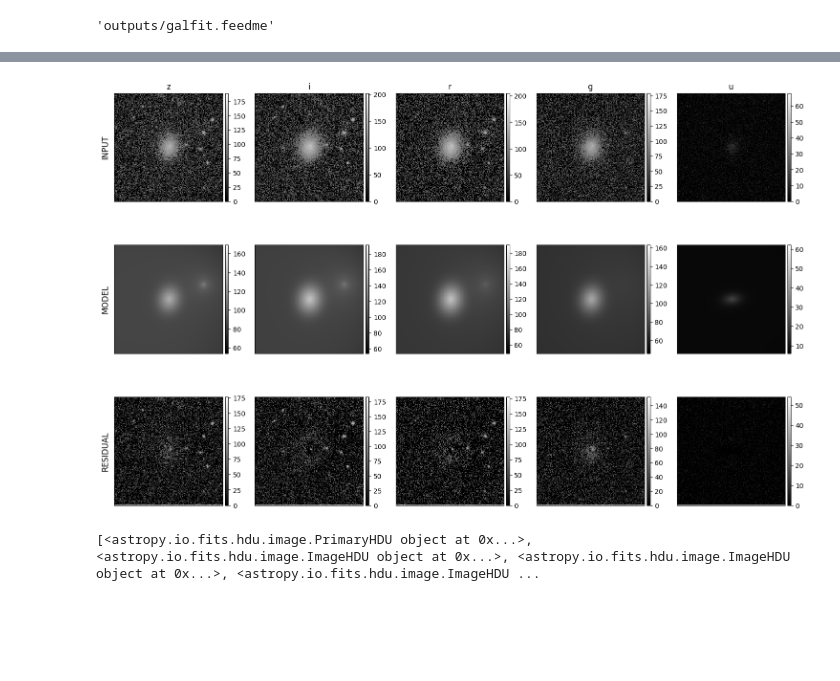
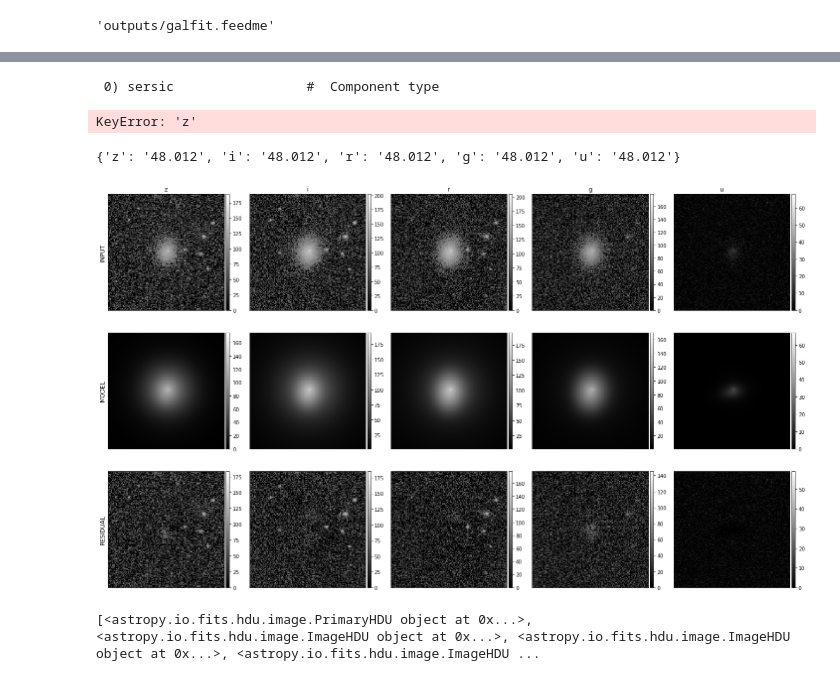
Before and after one commit to Schwarzam/pygalfitm, a Jupyter notebook: dev/feedme_manipulator.ipynb, the cells around one changed output, grey strips where cells are left out. Drawn from its saved outputs; the diff is of its cells as text; code cells hidden in the pictures; blank space fills up the shorter version.

Commit message:
reading output file to class done

```diff
--- a/dev/feedme_manipulator.ipynb
+++ b/dev/feedme_manipulator.ipynb
@@ -85,2 +133,4 @@ def read_output(filename):
 # %%
-c = read_output("outputs/testss.galfit.01.band")
+c = read_output_to_class("outputs/testss.galfit.01.band")
+# %% [output]
+ 0) sersic                 #  Component type
@@ -89,37 +137,67 @@ filters = c["A1"].split(",")
+# %%
+pygalfit = read_output_to_class("outputs/testss.galfit.02.band")
+
+filters = pygalfit.base['A1']['value'].split(",")
+for key, band in enumerate(filters):
+    filters[key] = band.strip()
+# %%
+component_selected = "sersic"
+plot_parameters = [2, 3, 4]
+
+plot_data = {}
+for key, param in enumerate(plot_parameters):
+    plot_data[band] = []
+    values = pygalfit.components_config[component_selected][str(param)]["col1"].split(",")
+    comment = pygalfit.components_config[component_selected][str(param)]["comment"]
+
+    if comment.strip() == "":
+        print("Please insert labels manually")
+
+    for band in filters:
+        plot_data[band].append( (values[key] ))
+# %% [output]
+KeyError: 'z'
+# %%
+plot_data
+# %% [output]
+{'z': '48.012', 'i': '48.012', 'r': '48.012', 'g': '48.012', 'u': '48.012'}
 # %%
-fig = plt.figure(figsize=(15, 10))
 
 
-filters = c["A1"].split(",")
+
+n_filters = len(filters)
 filters_index = 0
 
-bands = len(filters)
+fig = plt.figure(figsize=(n_filters * 4, 12))
+
 y_label = ["INPUT", "MODEL", "RESIDUAL"]
 y_label_index = 0
 
 for i in range(1, bands * 3 + 1):
     ax = fig.add_subplot(3,5, i)
     im_data = make_lupton_rgb(f[i].data, f[i].data, f[i].data, stretch=0.2, Q=8)
     im = ax.imshow(im_data, cmap='gray', interpolation='None')
-    #ax.axis('off')
+
     ax.set_xticks([])
     ax.set_yticks([])
 
-    if i % bands == 1:
+    if i % n_filters == 1:
         ax.set_ylabel(y_label[y_label_index], rotation=90, size='large')
         y_label_index += 1
-    if i <= bands:
+    if i <= n_filters:
         ax.set_title(filters[filters_index])
         filters_index += 1
 
     divider = make_axes_locatable(ax)
     cax = divider.append_axes('right', size='3%', pad=0.05)
     fig.colorbar(im, cax=cax, orientation='vertical')
 
+
+
 fig.tight_layout()
 plt.show()
 # %% [output]
-[figure, old version]
+[figure, new version]
 # %%
 file = fits.open("outputs/testss.fits")
 # %%
```
Also changed, not shown: parts of 7 cells of this notebook, 1 other file.
